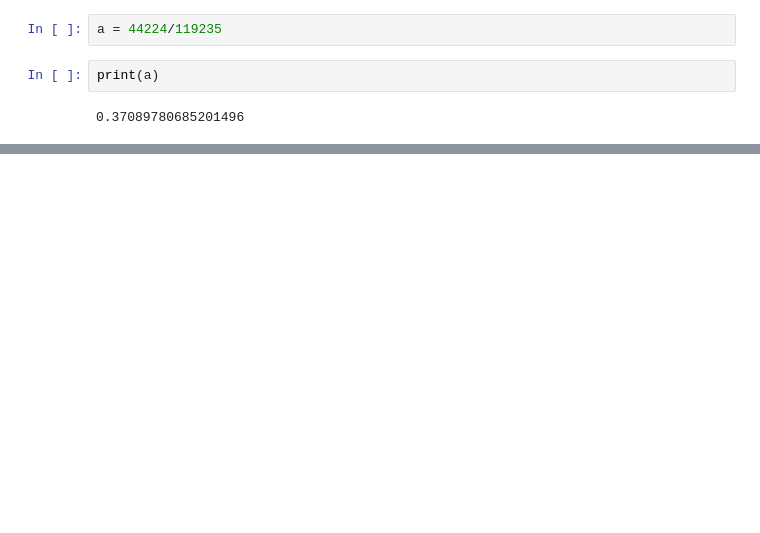
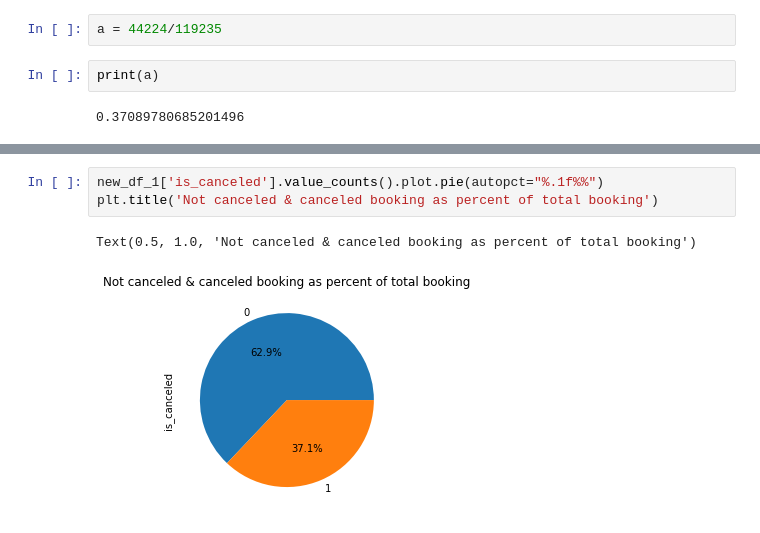
Before and after one commit to jyotirmoy23/Capstone-Project-1, a Jupyter notebook: Copy_of_Hotel_Booking_Analysis_Capstone_Project.ipynb, the cells around one changed output, grey strips where cells are left out. Saved outputs shown, nothing was run; the diff lists cells and outputs as text; blank space fills up the shorter version.

```diff
--- a/Copy_of_Hotel_Booking_Analysis_Capstone_Project.ipynb
+++ b/Copy_of_Hotel_Booking_Analysis_Capstone_Project.ipynb
@@ -160,0 +183,6 @@ print(a)
+# %%
+new_df_1['is_canceled'].value_counts().plot.pie(autopct="%.1f%%")
+plt.title('Not canceled & canceled booking as percent of total booking')
+# %% [output]
+Text(0.5, 1.0, 'Not canceled & canceled booking as percent of total booking')
+[figure, added]
```
Also changed, not shown: parts of 14 cells of this notebook.
